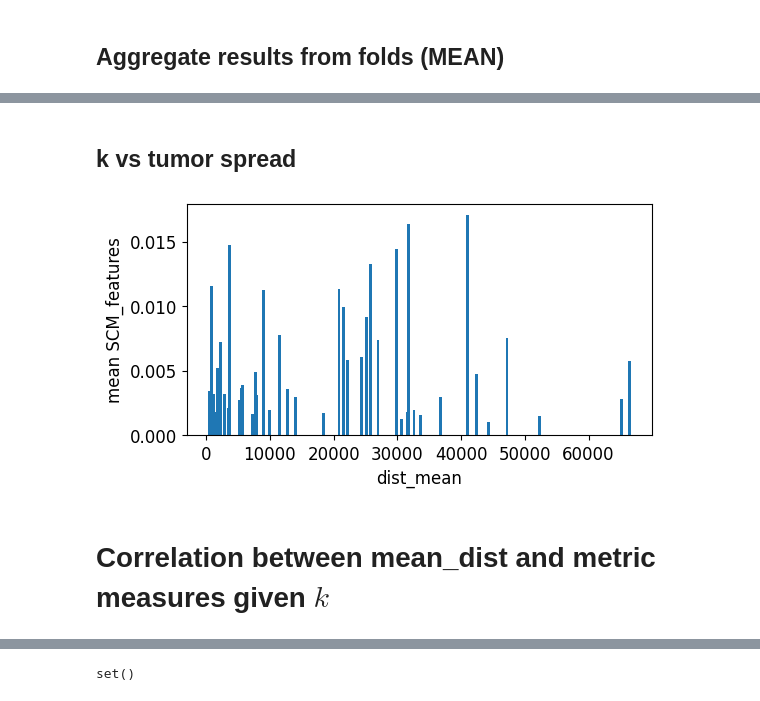
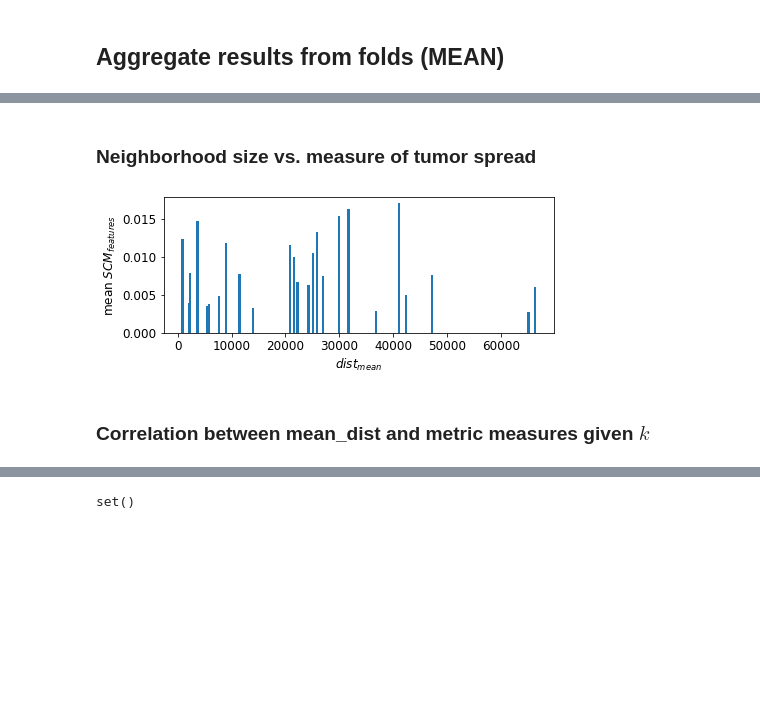
Before and after one commit to ptomaszewska/DSCon, a Jupyter notebook: results_analysis.ipynb, the cells around one changed output, grey strips where cells are left out. Cells and saved outputs as stored; diff of their text form; code cells hidden in the pictures; blank space fills up the shorter version.

```diff
--- a/results_analysis.ipynb
+++ b/results_analysis.ipynb
@@ -360,7 +301,7 @@ Moran_significant=0
 for i in sorted(filelist):
     df=custom_read_csv(i, split='test')
     total+=df.shape[0]
-    d=df[df.Moran_p<0.05]
+    d=df[df.Moran_p<alpha]
     Moran_significant+=d.shape[0]
 
 print(Moran_significant/total)
@@ -372,7 +313,7 @@ print(Moran_significant/total)
 dict_corr={}
 for i in sorted(filelist)[:9*5]:
     df=custom_read_csv(i, split='test')
-    df=df[df.Moran_p<0.05]
+    df=df[df.Moran_p<alpha]
     model_name= ('_').join(i.split('/')[-1].split('_')[:-1]).replace('.csv','')
     if model_name not in dict_corr.keys():
         dict_corr[model_name]=list(df.n_correlated)
@@ -500,25 +435,25 @@ for metric in metric_names:
 # %% [markdown]
-## k vs tumor spread
+### Neighborhood size vs. measure of tumor spread
 # %%
 dfs=dfs_test
 
 list_spatial_count={}
 list_spatial_names={}
 list_spatial_k={}
-list_SCM_labels=[{} for i in range(len(ks))]
-list_SCM_features=[{} for i in range(len(ks))]
+list_SCM_targets=[{} for i in range(len(ks))] #list_SCM_targets_k8, list_SCM_targets_k24, list_SCM_targets_48, list_SCM_targets_99
+list_SCM_features=[{} for i in range(len(ks))] #list_SCM_features_k8, list_SCM_features_k24, list_SCM_features_48, list_SCM_features_99
 k_dict={8:0, 24:1, 48:2, 99:3}
 
-def initialize_dicts(name, list_SCM_features, list_SCM_labels):
+def initialize_dicts(name, list_SCM_features, list_SCM_targets):
     for i in range(len(ks)):
         list_SCM_features[i][name]=[]
-        list_SCM_labels[i][name]=[]
-    return  list_SCM_features, list_SCM_labels
+        list_SCM_targets[i][name]=[]
+    return  list_SCM_features, list_SCM_targets
 
-def extend_dicts(df, name, list_SCM_features, list_SCM_labels, k):
+def extend_dicts(df, name, list_SCM_features, list_SCM_targets, k):
     list_SCM_features[k_dict[k]][name].extend([df[df.filename==name].loc[:,'SCM_features'].values[0]])
-    list_SCM_labels[k_dict[k]][name].extend([df[df.filename==name].loc[:,'SCM_labels'].values[0]])
-    return  list_SCM_features, list_SCM_labels
+    list_SCM_targets[k_dict[k]][name].extend([df[df.filename==name].loc[:,'SCM_targets'].values[0]])
+    return  list_SCM_features, list_SCM_targets
 
 
 for i, df in enumerate(dfs):
@@ -530,20 +465,18 @@ for i, df in enumerate(dfs):
             list_spatial_names[name]=[sorted(filelist)[5*i].split('/')[-1]]
             list_spatial_k[name]=[k]
 
-            list_SCM_features, list_SCM_labels=initialize_dicts(name, list_SCM_features, list_SCM_labels)
-
-            extend_dicts(a, name, list_SCM_features, list_SCM_labels, k)
+            list_SCM_features, list_SCM_targets=initialize_dicts(name, list_SCM_features, list_SCM_targets)
+            extend_dicts(a, name, list_SCM_features, list_SCM_targets, k)
 
         else:
             list_spatial_count[name]+=1
             list_spatial_names[name].append(sorted(filelist)[5*i].split('/')[-1])
             list_spatial_k[name].append(int(sorted(filelist)[5*i].split('/')[-1].split('_')[1]))
-
-            extend_dicts(a, name, list_SCM_features, list_SCM_labels, k)
+            extend_dicts(a, name, list_SCM_features, list_SCM_targets, k)
 # %%
-def mean_list(list_SCM_labels, list_SCM_features, key):
+def mean_list(list_SCM_targets, list_SCM_features, key):
     resulting_mean_list=[]
-    for l in [list_SCM_labels, list_SCM_features]:
+    for l in [list_SCM_targets, list_SCM_features]:
         for i in range(len(ks)):
             resulting_mean_list.append(np.mean(l[i][key]))
     return resulting_mean_list
@@ -552,26 +485,26 @@ most_spatial={key:
               patches_per_tumor_224[key.split('.')[0]]+
               [v]+
               [np.mean(list_spatial_k[key])]+
-              mean_list(list_SCM_labels, list_SCM_features, key)
+              mean_list(list_SCM_targets, list_SCM_features, key)
             for key, v in sorted(list_spatial_count.items(), reverse=True, key=lambda item: item[1])
               if key.split('.')[0] in patches_per_tumor_224}
 # %%
 most_spatial_sorted={k: v for k, v in sorted(most_spatial.items(), key=lambda item: item[1][1])}
 
 mean_dist=np.array([el[1] for el in most_spatial_sorted.values()])
 SCM_features_k99=np.array([el[-1] for el in most_spatial_sorted.values()])
 
 width=450
 
-plt.figure(figsize=(6,3))
-plt.bar(mean_dist,diff_wx_k99 , width)
-plt.xlabel('dist_mean')
-plt.ylabel('mean SCM_features')
+plt.figure(figsize=(7,2.5))
+plt.bar(mean_dist,SCM_features_k99, width)
+plt.xlabel(r'$dist_{mean}$')
+plt.ylabel(r'mean $SCM_{features}$')
 plt.savefig(PATH_save_plots+'mean SCM_features_widespread_k99.png',  dpi=300, bbox_inches='tight')
 # %% [output]
-[figure, old version]
+[figure, new version]
 # %% [markdown]
-# Correlation between mean_dist and metric measures given $k$
+### Correlation between mean_dist and metric measures given $k$
 # %%
 for i, metric in enumerate(metric_names[:2][::-1]):
     for k in ks:
```
Also changed, not shown: parts of 35 cells of this notebook.
